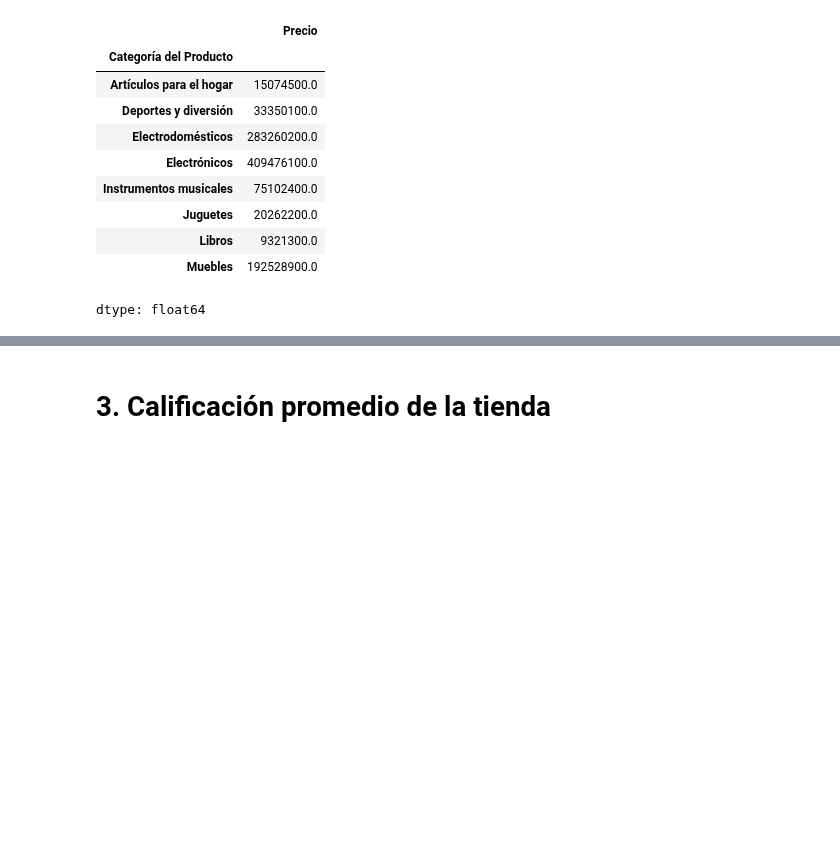
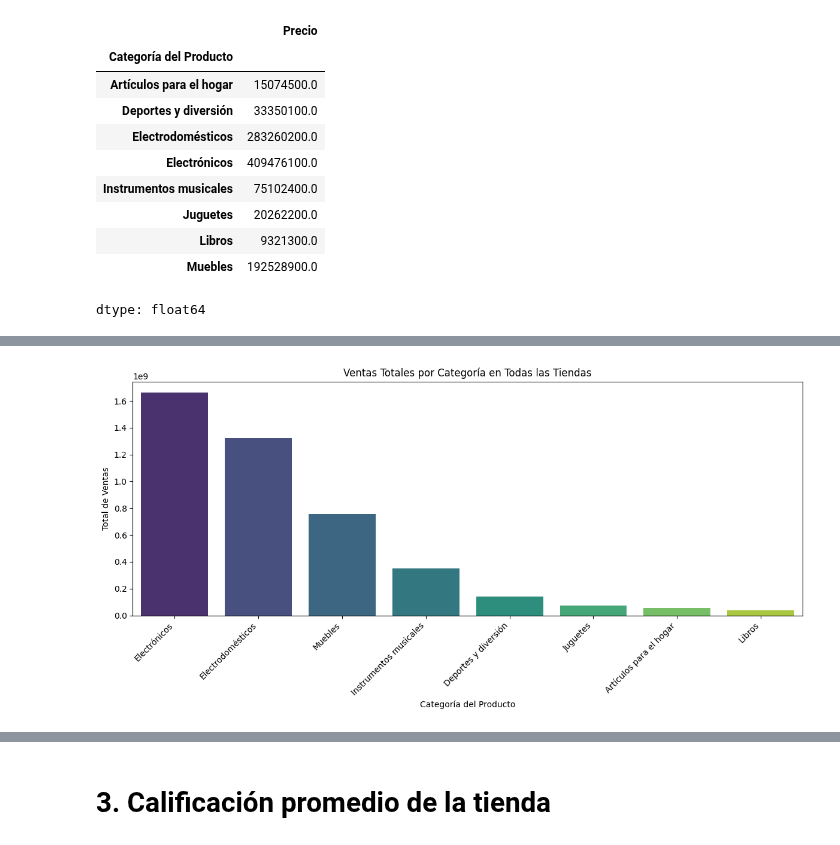
Before and after one commit to walkdani/challenge1-data-science-latam-main, a Jupyter notebook: AluraStoreLatam.ipynb, the cells around one changed output, grey strips where cells are left out. Drawn from its saved outputs; the diff is of its cells as text; code cells hidden in the pictures; blank space fills up the shorter version.

```diff
--- a/AluraStoreLatam.ipynb
+++ b/AluraStoreLatam.ipynb
@@ -132,3 +132,82 @@ Ventas por categoría en Tienda 4:
 | Libros | 9321300.0 |
 | Muebles | 192528900.0 |
 dtype: float64
+# %%
+import pandas as pd
+import matplotlib.pyplot as plt
+import seaborn as sns
+
+url = "https://raw.githubusercontent.com/alura-es-cursos/challenge1-data-science-latam/refs/heads/main/base-de-datos-challenge1-latam/tienda_1%20.csv"
+url2 = "https://raw.githubusercontent.com/alura-es-cursos/challenge1-data-science-latam/refs/heads/main/base-de-datos-challenge1-latam/tienda_2.csv"
+url3 = "https://raw.githubusercontent.com/alura-es-cursos/challenge1-data-science-latam/refs/heads/main/base-de-datos-challenge1-latam/tienda_3.csv"
+url4 = "https://raw.githubusercontent.com/alura-es-cursos/challenge1-data-science-latam/refs/heads/main/base-de-datos-challenge1-latam/tienda_4.csv"
+
+tienda = pd.read_csv(url)
+tienda2 = pd.read_csv(url2)
+tienda3 = pd.read_csv(url3)
+tienda4 = pd.read_csv(url4)
+
+ventas_por_categoria_tienda1 = tienda.groupby('Categoría del Producto')['Precio'].sum()
+print("Ventas por categoría en Tienda 1:")
+print(ventas_por_categoria_tienda1)
+
+ventas_por_categoria_tienda2 = tienda2.groupby('Categoría del Producto')['Precio'].sum()
+print("\nVentas por categoría en Tienda 2:")
+print(ventas_por_categoria_tienda2)
+
+ventas_por_categoria_tienda3 = tienda3.groupby('Categoría del Producto')['Precio'].sum()
+print("\nVentas por categoría en Tienda 3:")
+print(ventas_por_categoria_tienda3)
+
+ventas_por_categoria_tienda4 = tienda4.groupby('Categoría del Producto')['Precio'].sum()
+print("\nVentas por categoría en Tienda 4:")
+ventas_por_categoria_tienda4
+
+all_stores = pd.concat([tienda, tienda2, tienda3, tienda4])
+ventas_por_categoria_total = all_stores.groupby('Categoría del Producto')['Precio'].sum().sort_values(ascending=False)
+
+# Plotting the bar chart
+plt.figure(figsize=(12, 6))
+sns.barplot(x=ventas_por_categoria_total.index, y=ventas_por_categoria_total.values, palette='viridis')
+plt.xticks(rotation=45, ha='right')
+plt.title('Ventas Totales por Categoría en Todas las Tiendas')
+plt.xlabel('Categoría del Producto')
+plt.ylabel('Total de Ventas')
+plt.tight_layout()
+plt.show()
+
+# Plotting individual store sales by category
+fig, axes = plt.subplots(2, 2, figsize=(15, 10))
+fig.suptitle('Ventas por Categoría por Tienda')
+
+# Tienda 1
+sns.barplot(x=ventas_por_categoria_tienda1.index, y=ventas_por_categoria_tienda1.values, ax=axes[0, 0], palette='viridis')
+axes[0, 0].set_xticklabels(ventas_por_categoria_tienda1.index, rotation=45, ha='right')
+axes[0, 0].set_title('Tienda 1')
+axes[0, 0].set_xlabel('Categoría del Producto')
+axes[0, 0].set_ylabel('Ventas')
+
+# Tienda 2
+sns.barplot(x=ventas_por_categoria_tienda2.index, y=ventas_por_categoria_tienda2.values, ax=axes[0, 1], palette='viridis')
+axes[0, 1].set_xticklabels(ventas_por_categoria_tienda2.index, rotation=45, ha='right')
+axes[0, 1].set_title('Tienda 2')
+axes[0, 1].set_xlabel('Categoría del Producto')
+axes[0, 1].set_ylabel('Ventas')
+
+# Tienda 3
+sns.barplot(x=ventas_por_categoria_tienda3.index, y=ventas_por_categoria_tienda3.values, ax=axes[1, 0], palette='viridis')
+axes[1, 0].set_xticklabels(ventas_por_categoria_tienda3.index, rotation=45, ha='right')
+axes[1, 0].set_title('Tienda 3')
+axes[1, 0].set_xlabel('Categoría del Producto')
+axes[1, 0].set_ylabel('Ventas')
+
+# Tienda 4
+sns.barplot(x=ventas_por_categoria_tienda4.index, y=ventas_por_categoria_tienda4.values, ax=axes[1, 1], palette='viridis')
+axes[1, 1].set_xticklabels(ventas_por_categoria_tienda4.index, rotation=45, ha='right')
+axes[1, 1].set_title('Tienda 4')
+axes[1, 1].set_xlabel('Categoría del Producto')
+axes[1, 1].set_ylabel('Ventas')
+
+plt.tight_layout(rect=[0, 0.03, 1, 0.95])
+plt.show()
+# %% [output]
@@ -134,0 +234 @@ dtype: float64
+[figure, added]
```
Also changed, not shown: parts of 7 cells of this notebook.
